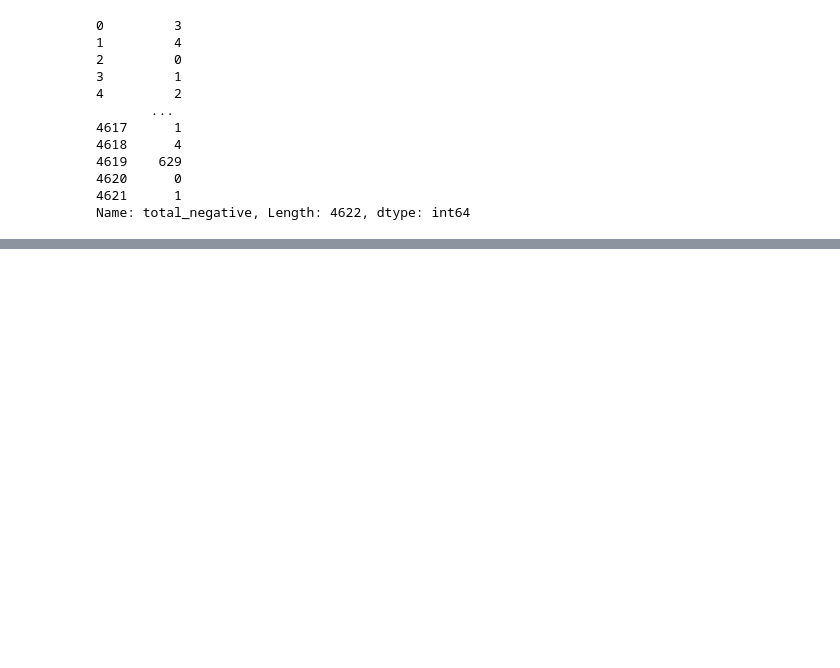
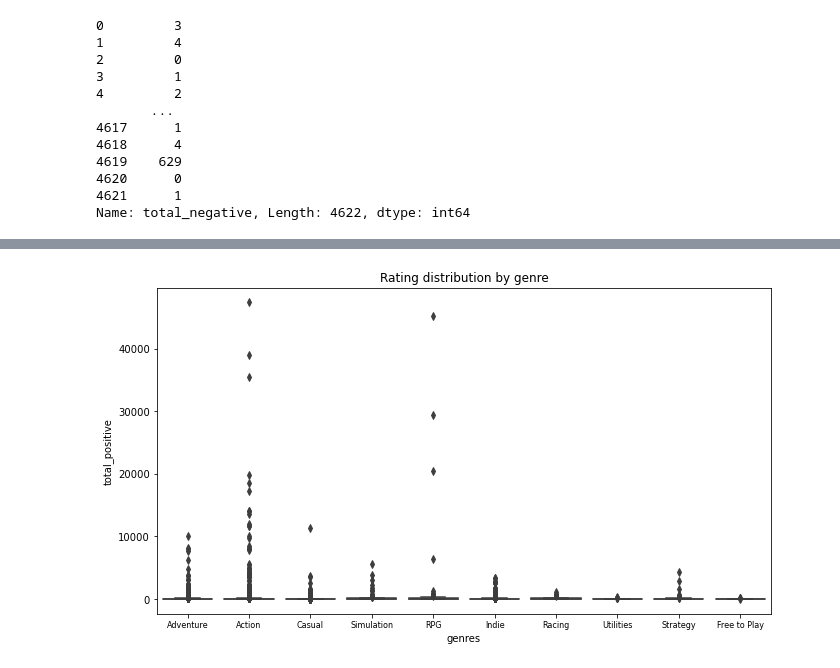
Before and after one commit to eceboran/steam_analytics, a Jupyter notebook: Code/Data Exploration/plots.ipynb, the cells around one changed output, grey strips where cells are left out. Cells and saved outputs as stored; diff of their text form; code cells hidden in the pictures; blank space fills up the shorter version.

```diff
--- a/Code/Data Exploration/plots.ipynb
+++ b/Code/Data Exploration/plots.ipynb
@@ -174,0 +245,8 @@ df.detailed_description[3]
+# %%
+fig, ax = plt.subplots(figsize=(11,6))
+sns.boxplot(x='genres', y='total_positive', data=df, ax=ax)
+ax.tick_params(axis='x', labelsize=8)
+ax.set_title("Rating distribution by genre")
+plt.show()
+# %% [output]
+[figure, added]
```
Also changed, not shown: parts of 18 cells of this notebook, 2 other files.
